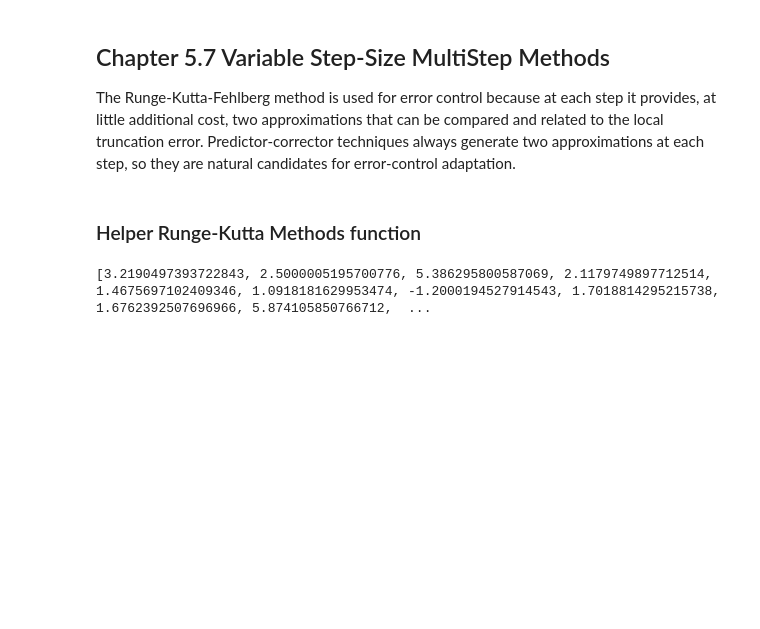
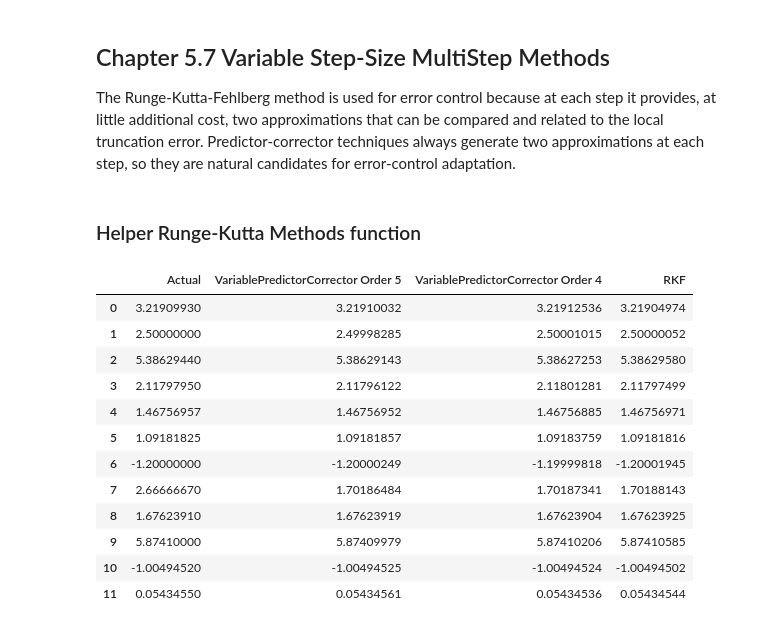
Before and after one commit to Haus226/numericAnalysis, a Jupyter notebook: Chapter 5.ipynb, the cells around one changed output. Cells and saved outputs as stored; diff of their text form; code cells hidden in the pictures; blank space fills up the shorter version.

```diff
--- a/Chapter 5.ipynb
+++ b/Chapter 5.ipynb
@@ -3,6 +3,7 @@ import numpy as np
 import math
 from typing import Callable, Union, Tuple, List, Any
 import pandas as pd
+pd.set_option("display.precision", 8)
 # %% [markdown]
 # Initial-Value Problems for Ordinary Differential Equations
 # %% [markdown]
@@ -676,7 +769,7 @@ def VariablePredictorCorrector(f:Callable[[Union[float, int], Union[float, int]]
                     idx += m - 1
         else:
             delta = (tol / sigma * delta_coef) ** (1 / n)
-            h *= delta if delta >= 0.1 else 0.
+            h *= delta if delta >= 0.1 else 0.1
             if h < h_min:
                 return (np.array(t_), np.array(w_))
             if rk_computed:
@@ -744,35 +837,60 @@ f = [
     lambda t, y: -(y + 1) * (y + 3),
     lambda t, y: (t + 2 * t ** 3) * y ** 3 - t * y
 ]
 
 a = [0, 2, 1, 0, 1, 0, 1, 0, 1, 1, 0, 0]
 b = [1, 3, 2, 1, 1.2, 1, 3, 1, 4, 3, 3, 2]
 y_init = [0, 1, 2, 1, 1, 0, -2, 1, 1, 0, -2, 1 / 3]
 h_max_multi = [0.25, 0.25, 0.25, 0.25, 0.05, 0.2, 0.4, 0.2, 0.5, 0.5, 0.5, 0.5]
 h_min_multi = [0.025] * 4 + [0.01] * 4 + [0.02] * 4
 h_max_rkf = [0.25, 0.25, 0.25, 0.25, 0.05, 0.25, 0.5, 0.5, 0.5, 0.5, 0.5, 0.5]
 h_min_rkf = [0.05] * 4 + [0.02] * 4 + [0.05] * 4
 tol = [10 ** (-4)] * 8 + [10 ** (-6)] * 4
+actual=[
+    3.2190993,
+    2.5,
+    5.3862944,
+    2.1179795,
+    1.46756957,
+    1.09181825,
+    -1.2,
+    2.6666667,
+    1.6762391,
+    5.8741000,
+    -1.0049452,
+    0.0543455
+]
 
 
 pc_5 = []
 pc_4 = []
 rkf = []
 for idx in range(len(f)):
     pc_5.append(VariablePredictorCorrector(f[idx], a[idx], b[idx], y_init[idx], h_max_multi[idx], h_min_multi[idx], 5, 5, 0.5, RK5_, tol[idx])[1][-1])
+
     pc_4.append(VariablePredictorCorrector(f[idx], a[idx], b[idx], y_init[idx], h_max_multi[idx], h_min_multi[idx], 4, 4, 0.5, RK4_, tol[idx])[1][-1])
     rkf.append(RKEmbedded(f[idx], a[idx], b[idx], RKF_rk, RKF_b, RKF_bp, RKF_c, y_init[idx], h_max_rkf[idx], h_min_rkf[idx], 4, 0.84, tol[idx])[1][-1])
 
+
 pd.DataFrame(
     {
+        "Actual":actual,
         "VariablePredictorCorrector Order 5":pc_5,
         "VariablePredictorCorrector Order 4":pc_4,
         "RKF":rkf
-
     }
 )
-
-
-print(rkf)
 # %% [output]
-[3.2190497393722843, 2.5000005195700776, 5.386295800587069, 2.1179749897712514, 1.4675697102409346, 1.0918181629953474, -1.2000194527914543, 1.7018814295215738, 1.6762392507696966, 5.874105850766712,  ...
+|  | Actual | VariablePredictorCorrector Order 5 | VariablePredictorCorrector Order 4 | RKF |
+| 0 | 3.21909930 | 3.21910032 | 3.21912536 | 3.21904974 |
+| 1 | 2.50000000 | 2.49998285 | 2.50001015 | 2.50000052 |
+| 2 | 5.38629440 | 5.38629143 | 5.38627253 | 5.38629580 |
+| 3 | 2.11797950 | 2.11796122 | 2.11801281 | 2.11797499 |
+| 4 | 1.46756957 | 1.46756952 | 1.46756885 | 1.46756971 |
+| 5 | 1.09181825 | 1.09181857 | 1.09183759 | 1.09181816 |
+| 6 | -1.20000000 | -1.20000249 | -1.19999818 | -1.20001945 |
+| 7 | 2.66666670 | 1.70186484 | 1.70187341 | 1.70188143 |
+| 8 | 1.67623910 | 1.67623919 | 1.67623904 | 1.67623925 |
+| 9 | 5.87410000 | 5.87409979 | 5.87410206 | 5.87410585 |
+| 10 | -1.00494520 | -1.00494525 | -1.00494524 | -1.00494502 |
+| 11 | 0.05434550 | 0.05434561 | 0.05434536 | 0.05434544 |
```
Also changed, not shown: parts of 4 cells of this notebook.
